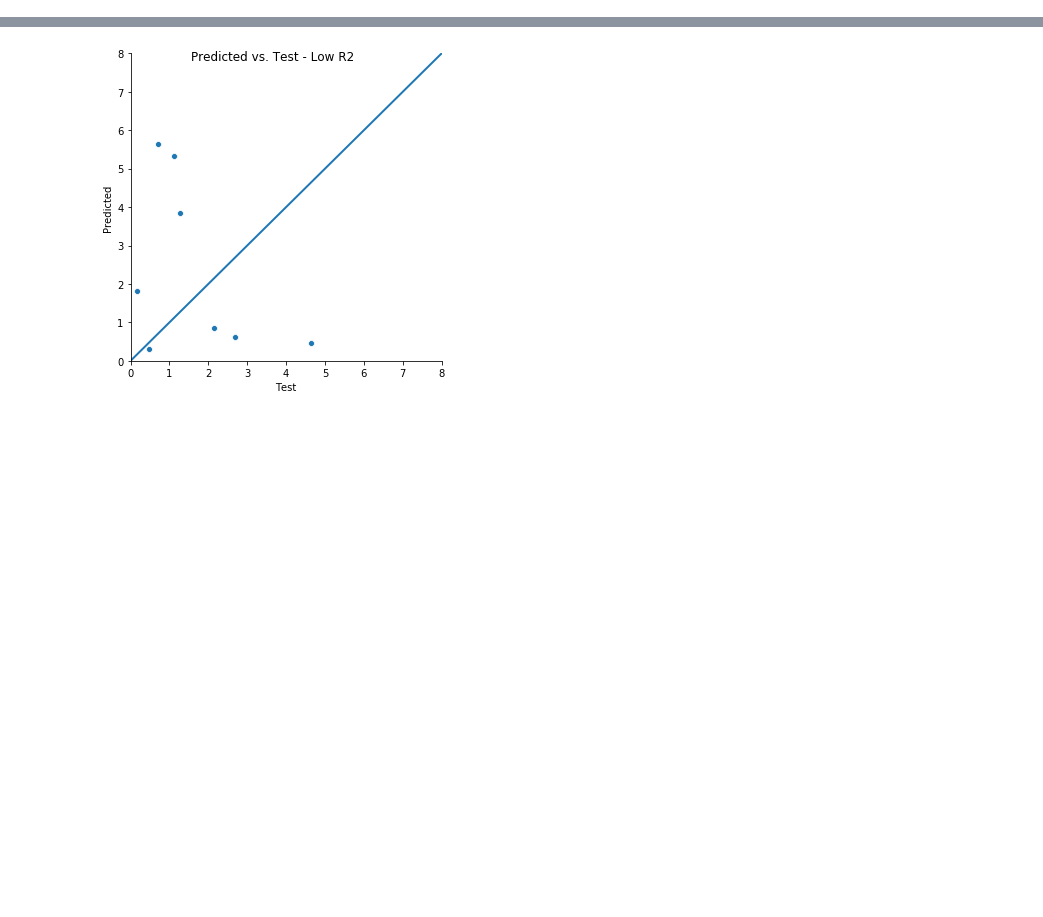
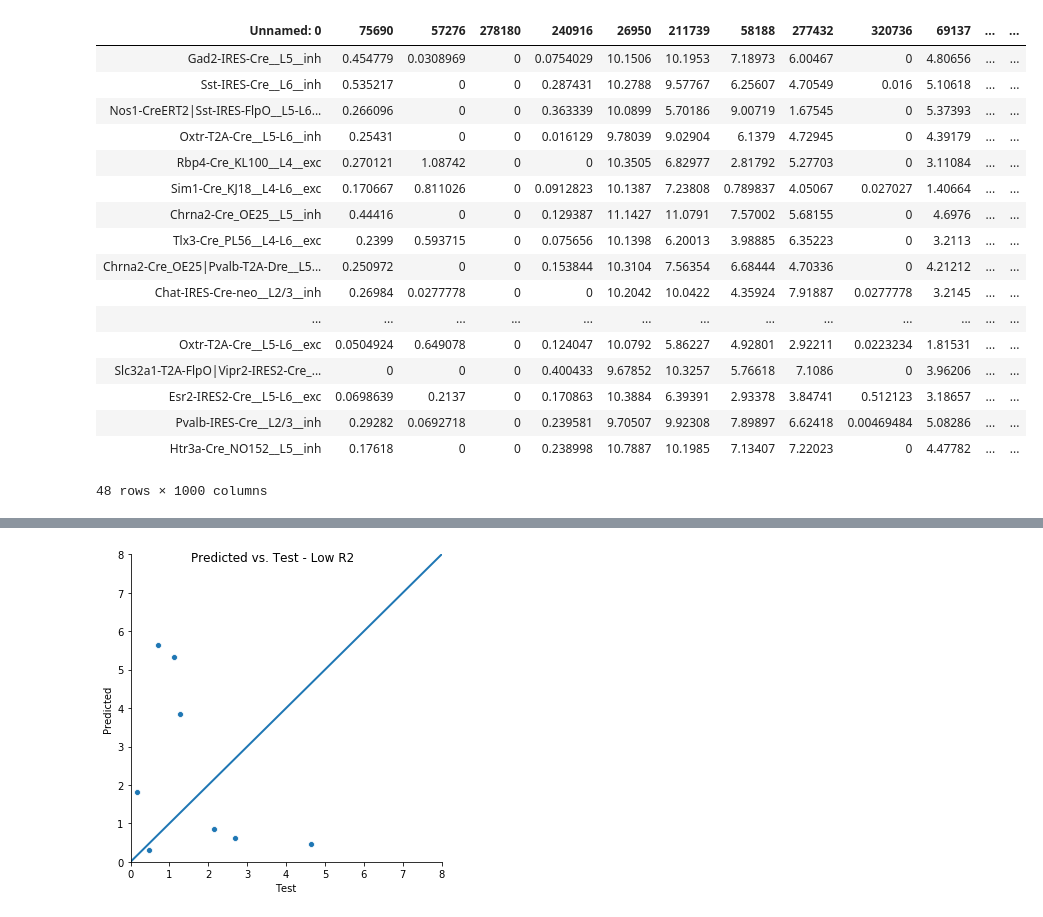
Before and after one commit to youngseok-seo/GeneExpression, a Jupyter notebook: Relating Ephys Features to Gene Expression.ipynb, the cells around one changed output, grey strips where cells are left out. Cells and saved outputs as stored; diff of their text form; code cells hidden in the pictures; blank space fills up the shorter version.

```diff
--- a/Relating Ephys Features to Gene Expression.ipynb
+++ b/Relating Ephys Features to Gene Expression.ipynb
@@ -12,10 +12,29 @@ import seaborn as sns
 # %%
 df_raw = pd.read_csv('./data/online_table3.csv')
 df = df_raw.transpose()
 
 df.columns = df.iloc[0]
 df = df.iloc[1:]
-# df
+df.iloc[:, -1000:]
+# %% [output]
+| Unnamed: 0 | 75690 | 57276 | 278180 | 240916 | 26950 | 211739 | 58188 | 277432 | 320736 | 69137 | ... | ... |
+| Gad2-IRES-Cre__L5__inh | 0.454779 | 0.0308969 | 0 | 0.0754029 | 10.1506 | 10.1953 | 7.18973 | 6.00467 | 0 | 4.80656 | ... | ... |
+| Sst-IRES-Cre__L6__inh | 0.535217 | 0 | 0 | 0.287431 | 10.2788 | 9.57767 | 6.25607 | 4.70549 | 0.016 | 5.10618 | ... | ... |
+| Nos1-CreERT2|Sst-IRES-FlpO__L5-L6... | 0.266096 | 0 | 0 | 0.363339 | 10.0899 | 5.70186 | 9.00719 | 1.67545 | 0 | 5.37393 | ... | ... |
+| Oxtr-T2A-Cre__L5-L6__inh | 0.25431 | 0 | 0 | 0.016129 | 9.78039 | 9.02904 | 6.1379 | 4.72945 | 0 | 4.39179 | ... | ... |
+| Rbp4-Cre_KL100__L4__exc | 0.270121 | 1.08742 | 0 | 0 | 10.3505 | 6.82977 | 2.81792 | 5.27703 | 0 | 3.11084 | ... | ... |
+| Sim1-Cre_KJ18__L4-L6__exc | 0.170667 | 0.811026 | 0 | 0.0912823 | 10.1387 | 7.23808 | 0.789837 | 4.05067 | 0.027027 | 1.40664 | ... | ... |
+| Chrna2-Cre_OE25__L5__inh | 0.44416 | 0 | 0 | 0.129387 | 11.1427 | 11.0791 | 7.57002 | 5.68155 | 0 | 4.6976 | ... | ... |
+| Tlx3-Cre_PL56__L4-L6__exc | 0.2399 | 0.593715 | 0 | 0.075656 | 10.1398 | 6.20013 | 3.98885 | 6.35223 | 0 | 3.2113 | ... | ... |
+| Chrna2-Cre_OE25|Pvalb-T2A-Dre__L5... | 0.250972 | 0 | 0 | 0.153844 | 10.3104 | 7.56354 | 6.68444 | 4.70336 | 0 | 4.21212 | ... | ... |
+| Chat-IRES-Cre-neo__L2/3__inh | 0.26984 | 0.0277778 | 0 | 0 | 10.2042 | 10.0422 | 4.35924 | 7.91887 | 0.0277778 | 3.2145 | ... | ... |
+| ... | ... | ... | ... | ... | ... | ... | ... | ... | ... | ... | ... | ... |
+| Oxtr-T2A-Cre__L5-L6__exc | 0.0504924 | 0.649078 | 0 | 0.124047 | 10.0792 | 5.86227 | 4.92801 | 2.92211 | 0.0223234 | 1.81531 | ... | ... |
+| Slc32a1-T2A-FlpO|Vipr2-IRES2-Cre_... | 0 | 0 | 0 | 0.400433 | 9.67852 | 10.3257 | 5.76618 | 7.1086 | 0 | 3.96206 | ... | ... |
+| Esr2-IRES2-Cre__L5-L6__exc | 0.0698639 | 0.2137 | 0 | 0.170863 | 10.3884 | 6.39391 | 2.93378 | 3.84741 | 0.512123 | 3.18657 | ... | ... |
+| Pvalb-IRES-Cre__L2/3__inh | 0.29282 | 0.0692718 | 0 | 0.239581 | 9.70507 | 9.92308 | 7.89897 | 6.62418 | 0.00469484 | 5.08286 | ... | ... |
+| Htr3a-Cre_NO152__L5__inh | 0.17618 | 0 | 0 | 0.238998 | 10.7887 | 10.1985 | 7.13407 | 7.22023 | 0 | 4.47782 | ... | ... |
+48 rows × 1000 columns
 # %%
 features = df.iloc[:, :15]
 features
```
Also changed, not shown: parts of 5 cells of this notebook, 2 other files.
